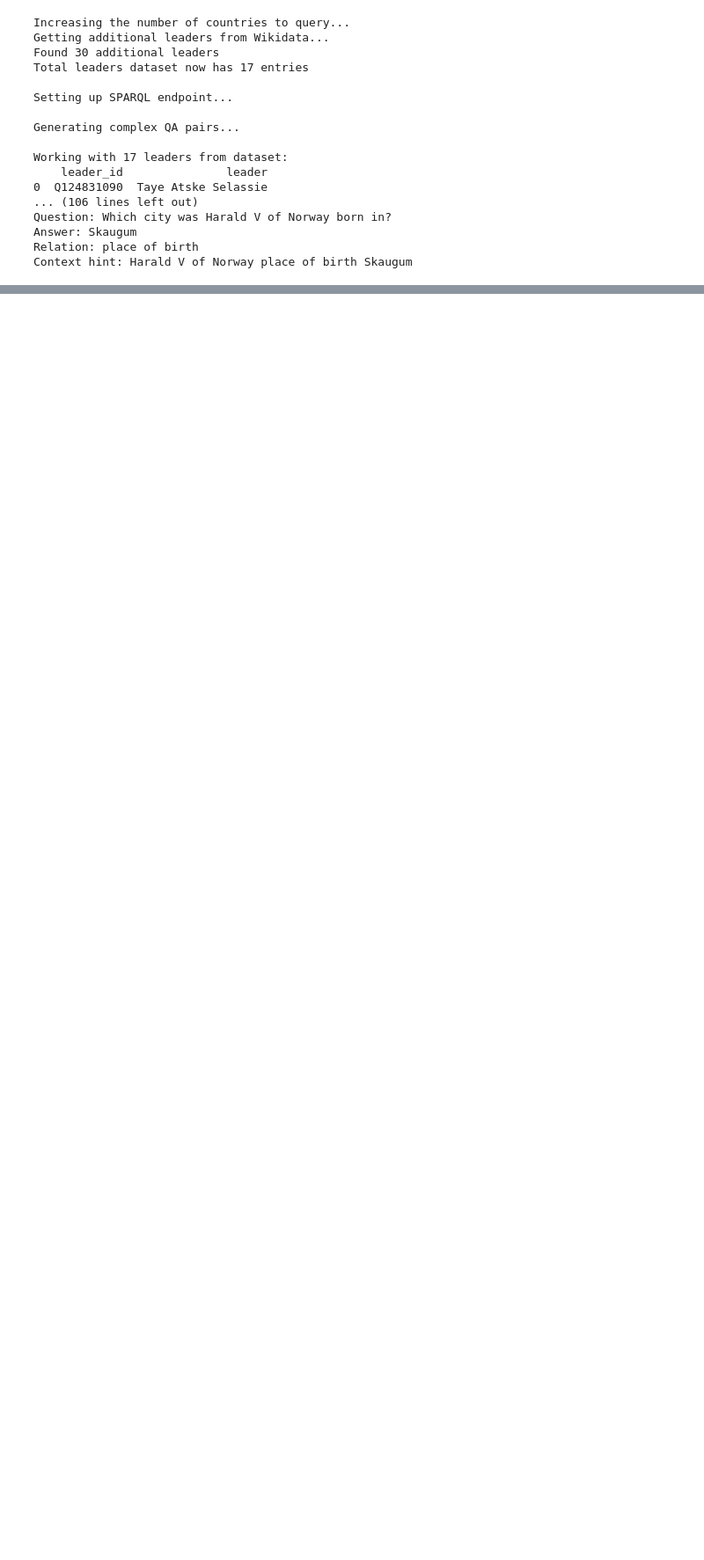
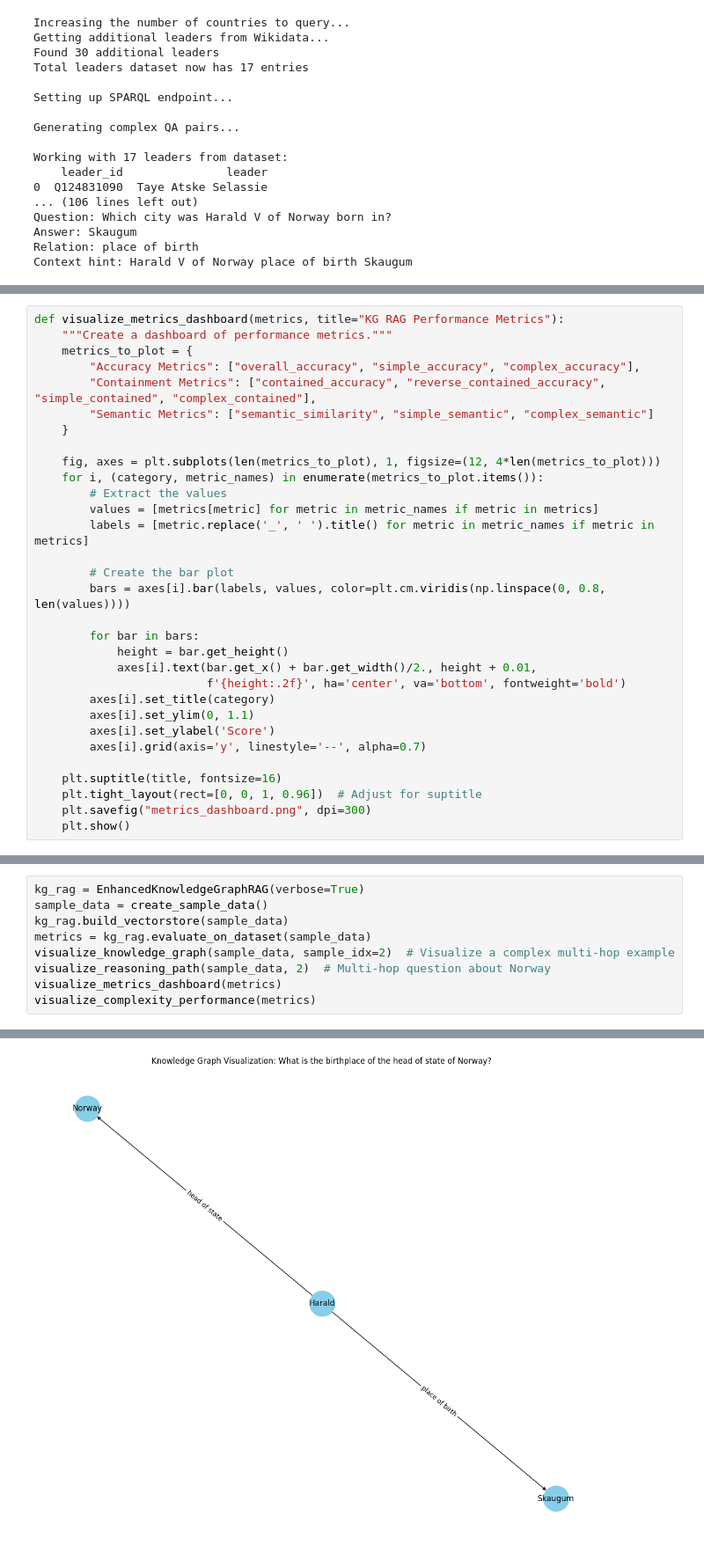
Before and after one commit to UL-FRI-NLP-Course/ul-fri-nlp-course-project-2024-2025-triolingual, a Jupyter notebook: notebook_LLM.ipynb, the cells around one changed output, grey strips where cells are left out. Shown at 88% size. Saved outputs shown, nothing was run; the diff lists cells and outputs as text; blank space fills up the shorter version.

```diff
--- a/notebook_LLM.ipynb
+++ b/notebook_LLM.ipynb
@@ -1380,0 +3395,31 @@ Context hint: Harald V of Norway place of birth Skaugum
+# %%
+def visualize_metrics_dashboard(metrics, title="KG RAG Performance Metrics"):
+    """Create a dashboard of performance metrics."""
+    metrics_to_plot = {
+        "Accuracy Metrics": ["overall_accuracy", "simple_accuracy", "complex_accuracy"],
+        "Containment Metrics": ["contained_accuracy", "reverse_contained_accuracy", "simple_contained", "complex_contained"],
+        "Semantic Metrics": ["semantic_similarity", "simple_semantic", "complex_semantic"]
+    }
+
+    fig, axes = plt.subplots(len(metrics_to_plot), 1, figsize=(12, 4*len(metrics_to_plot)))
+    for i, (category, metric_names) in enumerate(metrics_to_plot.items()):
+        # Extract the values
+        values = [metrics[metric] for metric in metric_names if metric in metrics]
+        labels = [metric.replace('_', ' ').title() for metric in metric_names if metric in metrics]
+
+        # Create the bar plot
+        bars = axes[i].bar(labels, values, color=plt.cm.viridis(np.linspace(0, 0.8, len(values))))
+
+        for bar in bars:
+            height = bar.get_height()
+            axes[i].text(bar.get_x() + bar.get_width()/2., height + 0.01,
+                         f'{height:.2f}', ha='center', va='bottom', fontweight='bold')
+        axes[i].set_title(category)
+        axes[i].set_ylim(0, 1.1)
+        axes[i].set_ylabel('Score')
+        axes[i].grid(axis='y', linestyle='--', alpha=0.7)
+
+    plt.suptitle(title, fontsize=16)
+    plt.tight_layout(rect=[0, 0, 1, 0.96])  # Adjust for suptitle
+    plt.savefig("metrics_dashboard.png", dpi=300)
+    plt.show()
@@ -1380,0 +3516,10 @@ Context hint: Harald V of Norway place of birth Skaugum
+# %%
+kg_rag = EnhancedKnowledgeGraphRAG(verbose=True)
+sample_data = create_sample_data()
+kg_rag.build_vectorstore(sample_data)
+metrics = kg_rag.evaluate_on_dataset(sample_data)
+visualize_knowledge_graph(sample_data, sample_idx=2)  # Visualize a complex multi-hop example
+visualize_reasoning_path(sample_data, 2)  # Multi-hop question about Norway
+visualize_metrics_dashboard(metrics)
+visualize_complexity_performance(metrics)
+# %% [output]
@@ -1380,0 +3543 @@ Context hint: Harald V of Norway place of birth Skaugum
+[figure, added]
```
Also changed, not shown: parts of 18 cells of this notebook, 13 other files.
